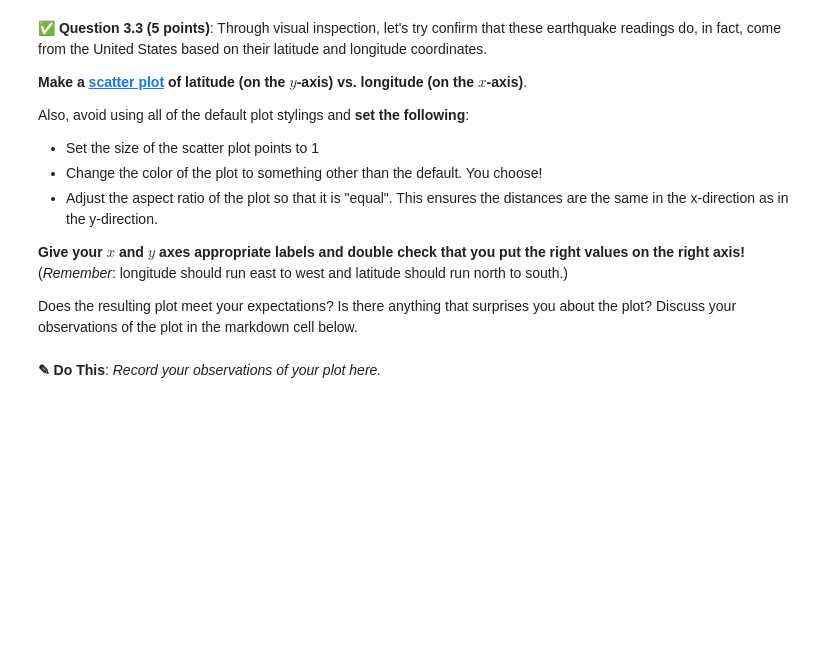
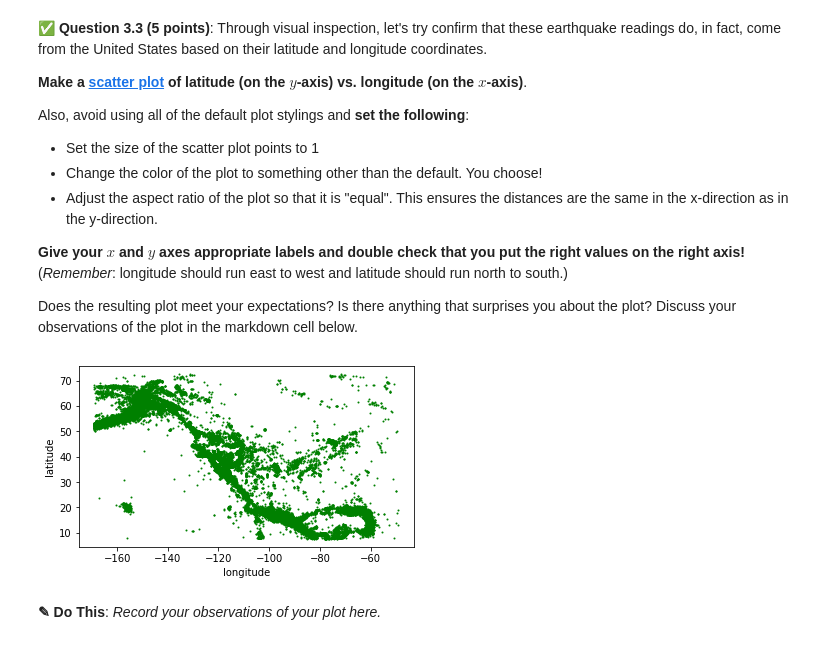
Before and after one commit to johnsonbj199/CMSE202-f23-turnin, a Jupyter notebook: HW-01_GitPracticeDebuggingPythonPackagesAndClasses-BrandonJohnson.ipynb, the cells around one changed output. Saved outputs shown, nothing was run; the diff lists cells and outputs as text; code cells hidden in the pictures; blank space fills up the shorter version.

```diff
--- a/HW-01_GitPracticeDebuggingPythonPackagesAndClasses-BrandonJohnson.ipynb
+++ b/HW-01_GitPracticeDebuggingPythonPackagesAndClasses-BrandonJohnson.ipynb
@@ -383,3 +384,6 @@ That headline might be a alarming, but you're going to take a look at the data y
 &#9989; **Question 3.2 (2 points)**: To get started, **read in the `earthquake_states.csv` dataset** and then display the first 15 rows of the data using **Pandas**.
 # %%
 ### Put your code here
+
+df = pd.read_csv('earthquake_states.csv')
+df.head(15)
@@ -401,3 +420,13 @@ Does the resulting plot meet your expectations? Is there anything that surprises
+# %%
+### Put your code here
+import matplotlib.pyplot as plt
+plt.scatter(df['longitude'], df['latitude'], s = 1, color = "green")
+plt.gca().set_aspect('equal')
+plt.xlabel("longitude")
+plt.ylabel("latitude")
+plt.show()
+# %% [output]
+[figure, added]
 # %% [markdown]
 **<font size=+3>&#9998;</font> Do This**: *Record your observations of your plot here.*
 # %% [markdown]
```
Also changed, not shown: parts of 13 cells of this notebook.
